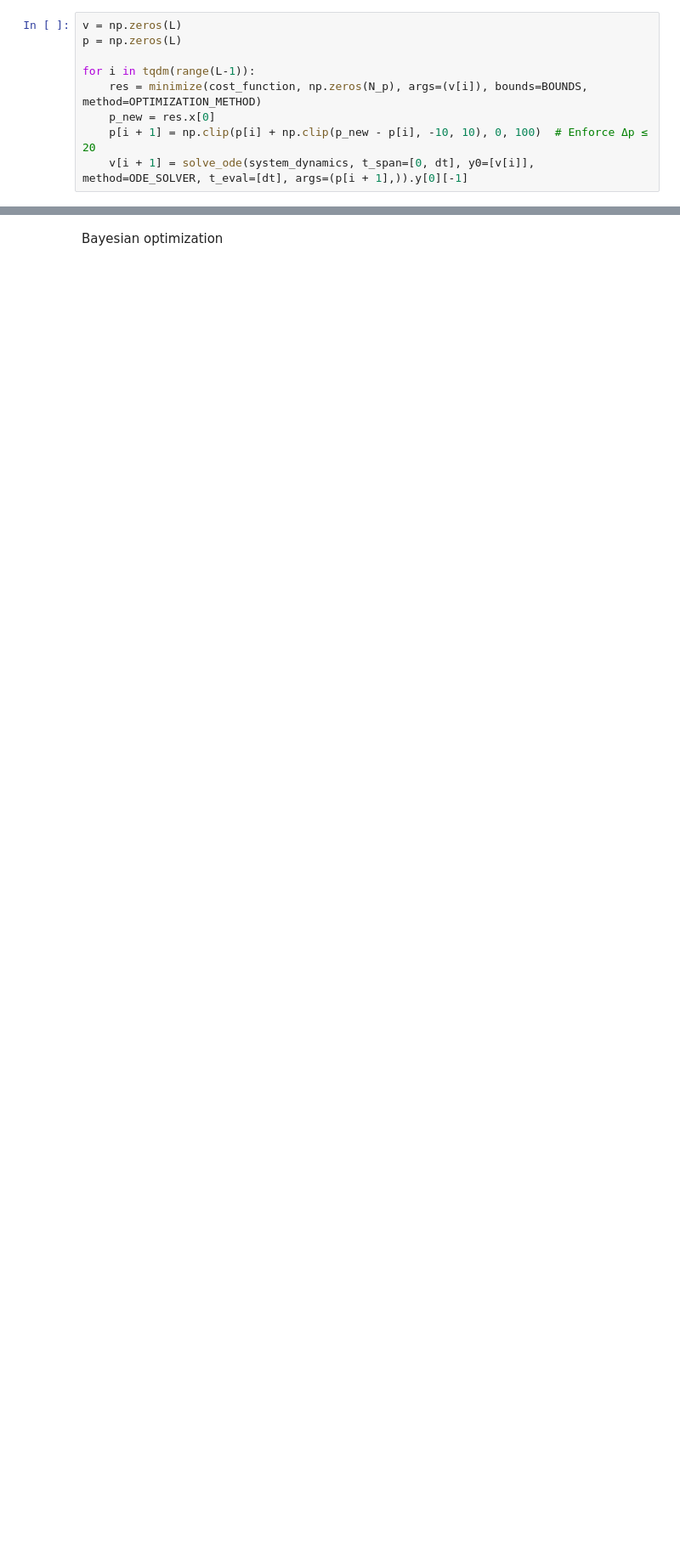
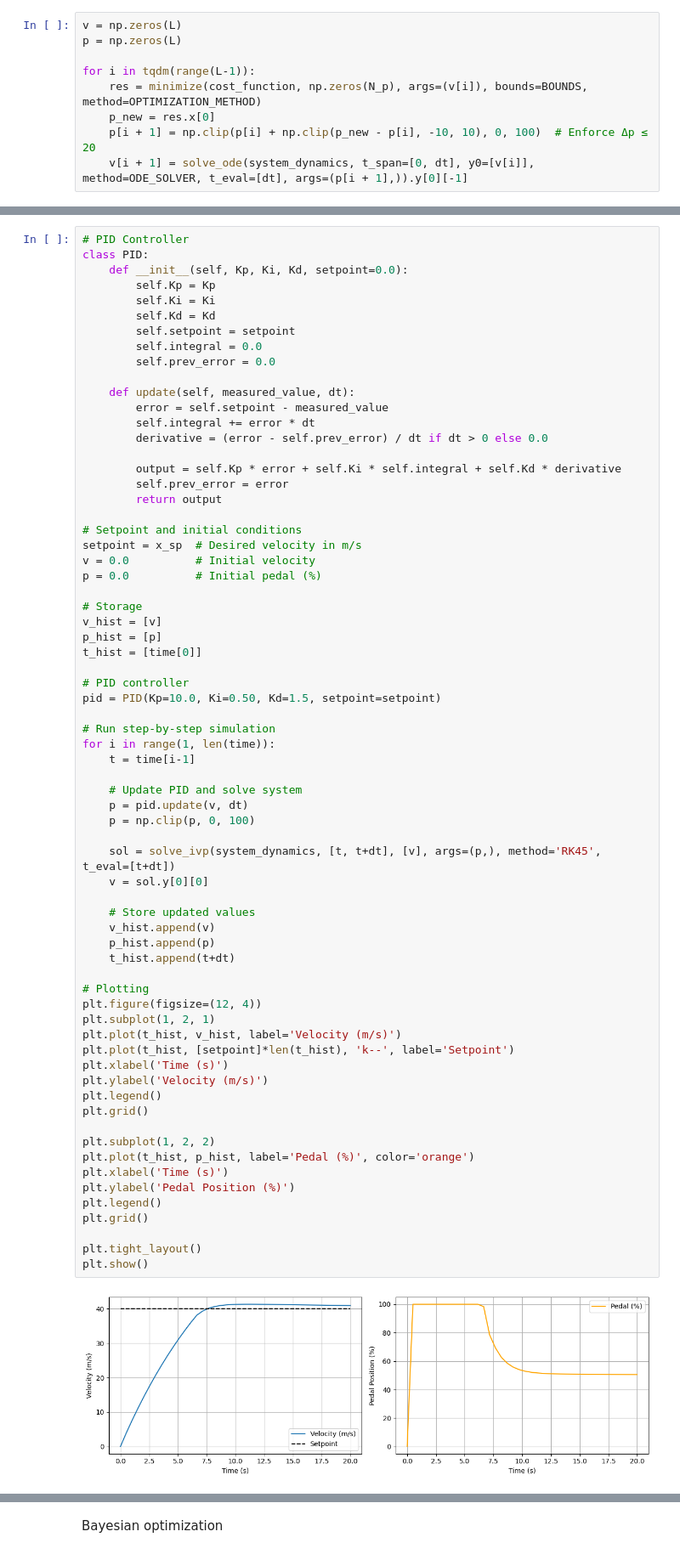
Before and after one commit to costasmexis/ML4MPC, a Jupyter notebook: pympc/Notebook_Vehicle.ipynb, the cells around one changed output, grey strips where cells are left out. Shown at 85% size. Drawn from its saved outputs; the diff is of its cells as text; blank space fills up the shorter version.

```diff
--- a/pympc/Notebook_Vehicle.ipynb
+++ b/pympc/Notebook_Vehicle.ipynb
@@ -146,0 +149,70 @@ plt.show()
+# %%
+# PID Controller
+class PID:
+    def __init__(self, Kp, Ki, Kd, setpoint=0.0):
+        self.Kp = Kp
+        self.Ki = Ki
+        self.Kd = Kd
+        self.setpoint = setpoint
+        self.integral = 0.0
+        self.prev_error = 0.0
+
+    def update(self, measured_value, dt):
+        error = self.setpoint - measured_value
+        self.integral += error * dt
+        derivative = (error - self.prev_error) / dt if dt > 0 else 0.0
+
+        output = self.Kp * error + self.Ki * self.integral + self.Kd * derivative
+        self.prev_error = error
+        return output
+
+# Setpoint and initial conditions
+setpoint = x_sp  # Desired velocity in m/s
+v = 0.0          # Initial velocity
+p = 0.0          # Initial pedal (%)
+
+# Storage
+v_hist = [v]
+p_hist = [p]
+t_hist = [time[0]]
+
+# PID controller
+pid = PID(Kp=10.0, Ki=0.50, Kd=1.5, setpoint=setpoint)
+
+# Run step-by-step simulation
+for i in range(1, len(time)):
+    t = time[i-1]
+
+    # Update PID and solve system
+    p = pid.update(v, dt)
+    p = np.clip(p, 0, 100)
+
+    sol = solve_ivp(system_dynamics, [t, t+dt], [v], args=(p,), method='RK45', t_eval=[t+dt])
+    v = sol.y[0][0]
+
+    # Store updated values
+    v_hist.append(v)
+    p_hist.append(p)
+    t_hist.append(t+dt)
+
+# Plotting
+plt.figure(figsize=(12, 4))
+plt.subplot(1, 2, 1)
+plt.plot(t_hist, v_hist, label='Velocity (m/s)')
+plt.plot(t_hist, [setpoint]*len(t_hist), 'k--', label='Setpoint')
+plt.xlabel('Time (s)')
+plt.ylabel('Velocity (m/s)')
+plt.legend()
+plt.grid()
+
+plt.subplot(1, 2, 2)
+plt.plot(t_hist, p_hist, label='Pedal (%)', color='orange')
+plt.xlabel('Time (s)')
+plt.ylabel('Pedal Position (%)')
+plt.legend()
+plt.grid()
+
+plt.tight_layout()
+plt.show()
+# %% [output]
+[figure, added]
```
Also changed, not shown: parts of 3 cells of this notebook, 1 other file.
